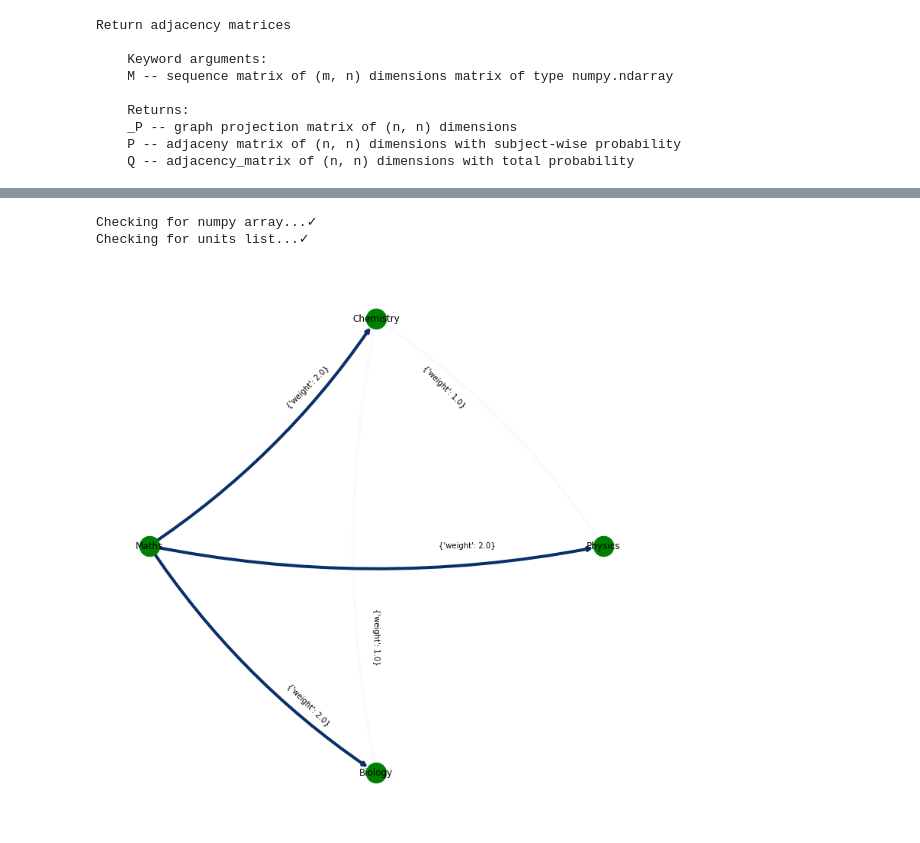
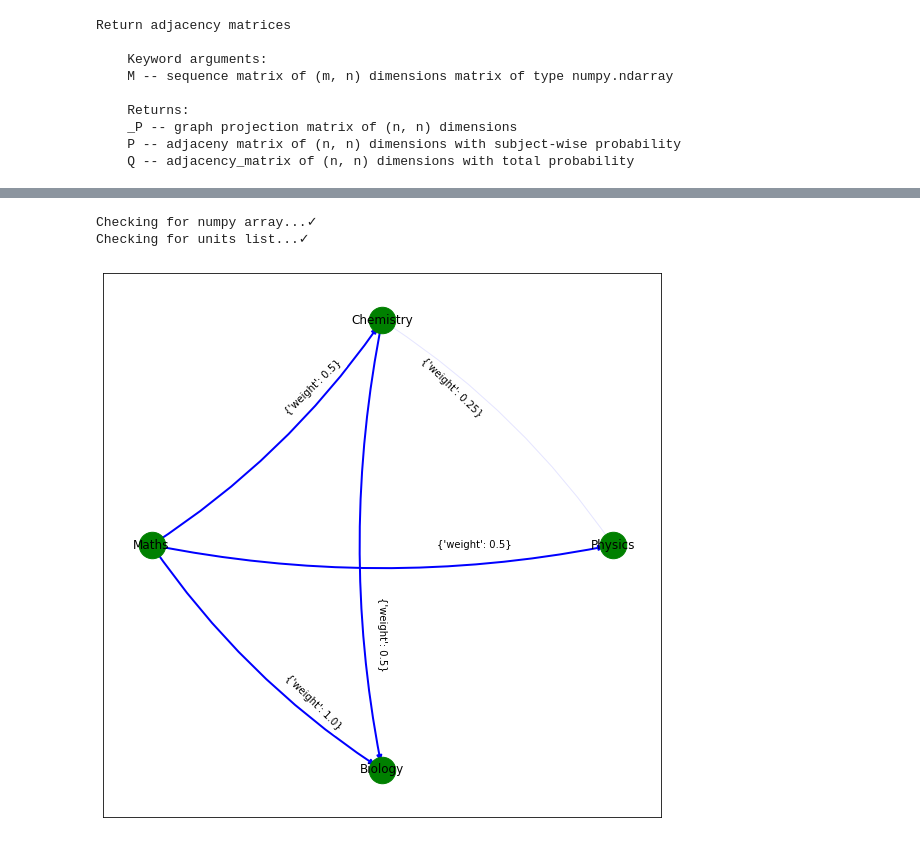
Before and after one commit to wsu-tss/student_pathway_project, a Jupyter notebook: network_test_data.ipynb, the cells around one changed output, grey strips where cells are left out. Saved outputs shown, nothing was run; the diff lists cells and outputs as text; code cells hidden in the pictures.

Commit message:
Edge transparency added as per #38.

```diff
--- a/network_test_data.ipynb
+++ b/network_test_data.ipynb
@@ -70,6 +70,15 @@ Time elapsed (hh:mm:ss.ms) 0:00:00.001001
 # %%
-network_graph(_P, units, figure_size=(10,10), resolution=1000, save_figure=False, edge_width=4, show_weights=True, size_node=700, color_node='green')
+network_graph(P,
+              units,
+              figure_size=(10,10),
+              resolution=1000,
+              save_figure=False,
+              show_weights=True,
+              size_node=700,
+              color_node='green',
+              esmall_transparency=0.1,
+              edge_threshold=0.5)
 # %% [output]
 Checking for numpy array...✓
 Checking for units list...✓
-[figure, old version]
+[figure, new version]
```
Also changed, not shown: parts of 4 cells of this notebook, 1 other file.
